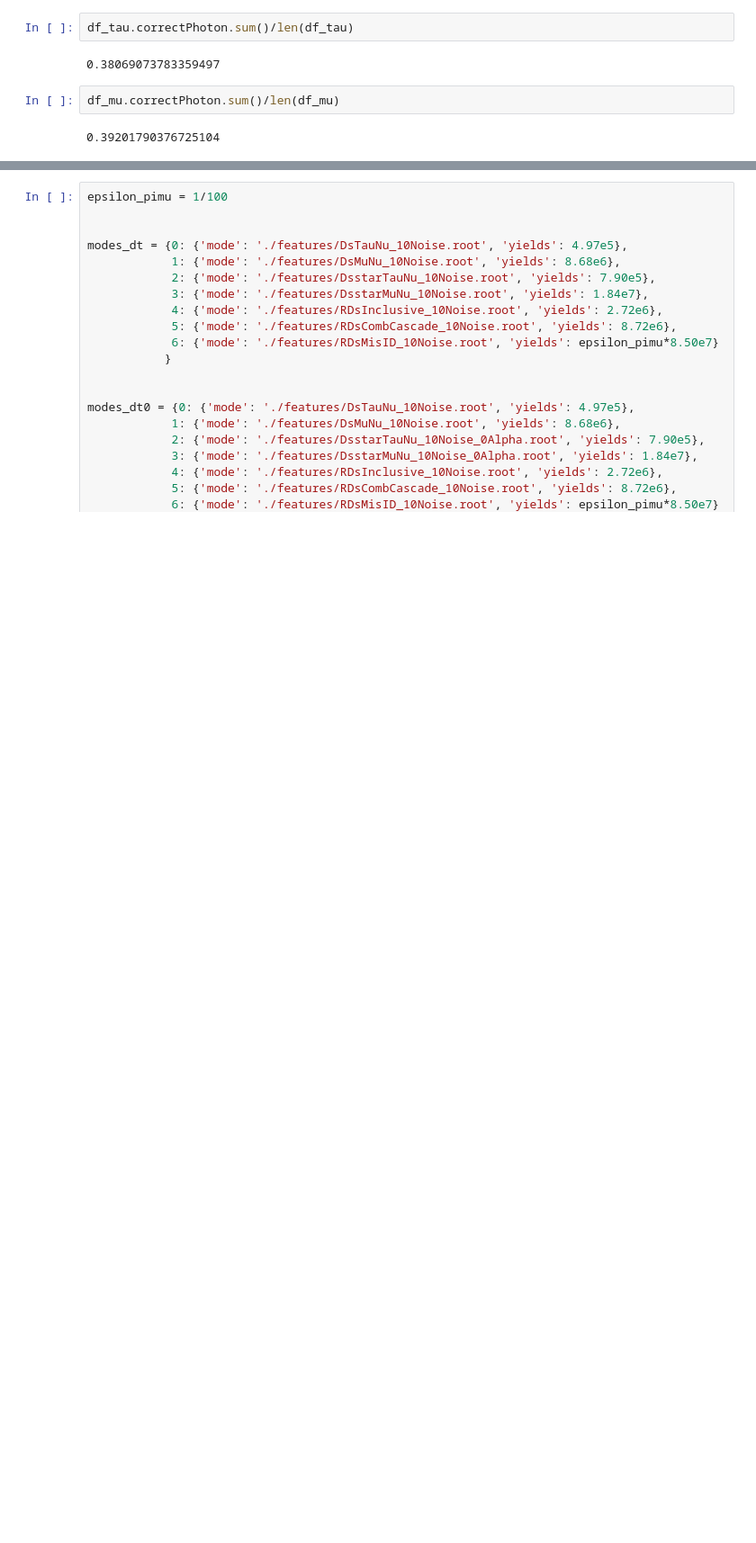
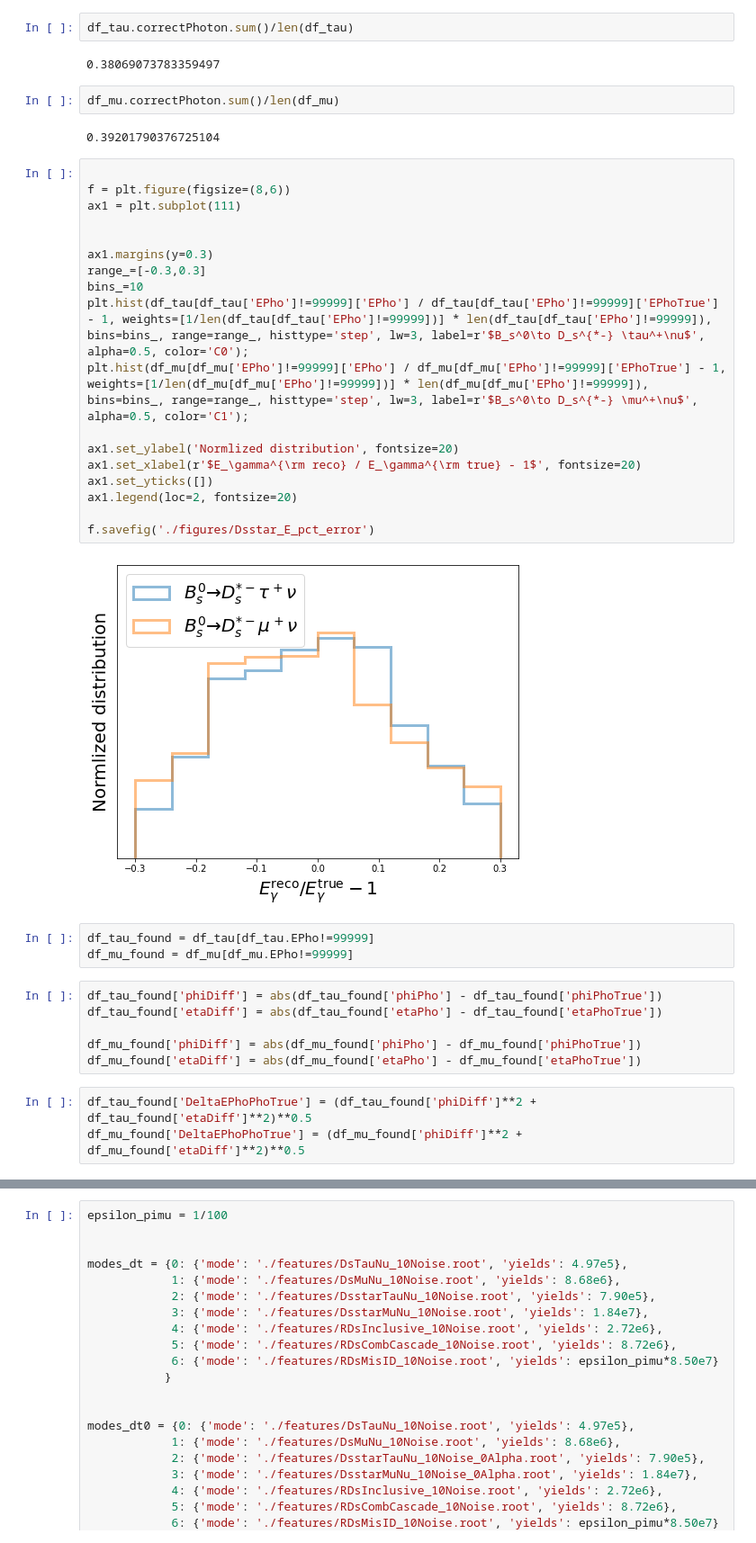
Before and after one commit to ansonkwokth/LFUV_Z-pole, a Jupyter notebook: RDs/TagPhoton.ipynb, the cells around one changed output, grey strips where cells are left out. Shown: that part at 90% size. Drawn from its saved outputs; the diff is of its cells as text; blank space fills up the shorter version.

```diff
--- a/RDs/TagPhoton.ipynb
+++ b/RDs/TagPhoton.ipynb
@@ -127,3 +128,35 @@ df_tau.correctPhoton.sum()/len(df_tau)
 df_mu.correctPhoton.sum()/len(df_mu)
 # %% [output]
 0.39201790376725104
+# %%
+
+f = plt.figure(figsize=(8,6))
+ax1 = plt.subplot(111)
+
+
+ax1.margins(y=0.3)
+range_=[-0.3,0.3]
+bins_=10
+plt.hist(df_tau[df_tau['EPho']!=99999]['EPho'] / df_tau[df_tau['EPho']!=99999]['EPhoTrue'] - 1, weights=[1/len(df_tau[df_tau['EPho']!=99999])] * len(df_tau[df_tau['EPho']!=99999]), bins=bins_, range=range_, histtype='step', lw=3, label=r'$B_s^0\to D_s^{*-} \tau^+\nu$', alpha=0.5, color='C0');
+plt.hist(df_mu[df_mu['EPho']!=99999]['EPho'] / df_mu[df_mu['EPho']!=99999]['EPhoTrue'] - 1, weights=[1/len(df_mu[df_mu['EPho']!=99999])] * len(df_mu[df_mu['EPho']!=99999]), bins=bins_, range=range_, histtype='step', lw=3, label=r'$B_s^0\to D_s^{*-} \mu^+\nu$', alpha=0.5, color='C1');
+
+ax1.set_ylabel('Normlized distribution', fontsize=20)
+ax1.set_xlabel(r'$E_\gamma^{\rm reco} / E_\gamma^{\rm true} - 1$', fontsize=20)
+ax1.set_yticks([])
+ax1.legend(loc=2, fontsize=20)
+
+f.savefig('./figures/Dsstar_E_pct_error')
+# %% [output]
+[figure, added]
+# %%
+df_tau_found = df_tau[df_tau.EPho!=99999]
+df_mu_found = df_mu[df_mu.EPho!=99999]
+# %%
+df_tau_found['phiDiff'] = abs(df_tau_found['phiPho'] - df_tau_found['phiPhoTrue'])
+df_tau_found['etaDiff'] = abs(df_tau_found['etaPho'] - df_tau_found['etaPhoTrue'])
+
+df_mu_found['phiDiff'] = abs(df_mu_found['phiPho'] - df_mu_found['phiPhoTrue'])
+df_mu_found['etaDiff'] = abs(df_mu_found['etaPho'] - df_mu_found['etaPhoTrue'])
+# %%
+df_tau_found['DeltaEPhoPhoTrue'] = (df_tau_found['phiDiff']**2 + df_tau_found['etaDiff']**2)**0.5
+df_mu_found['DeltaEPhoPhoTrue'] = (df_mu_found['phiDiff']**2 + df_mu_found['etaDiff']**2)**0.5
```
Also changed, not shown: parts of 10 cells of this notebook, 8 other files.
